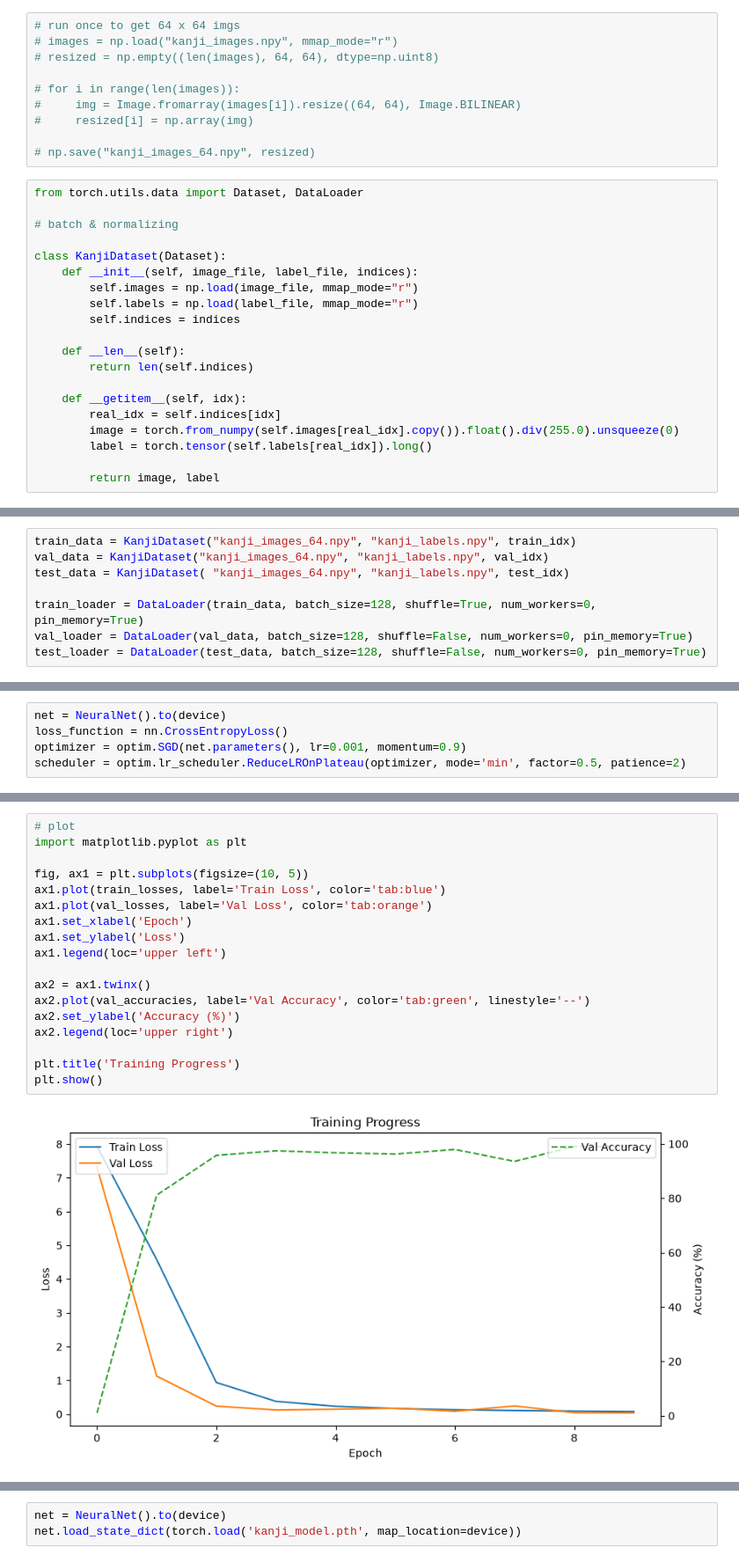
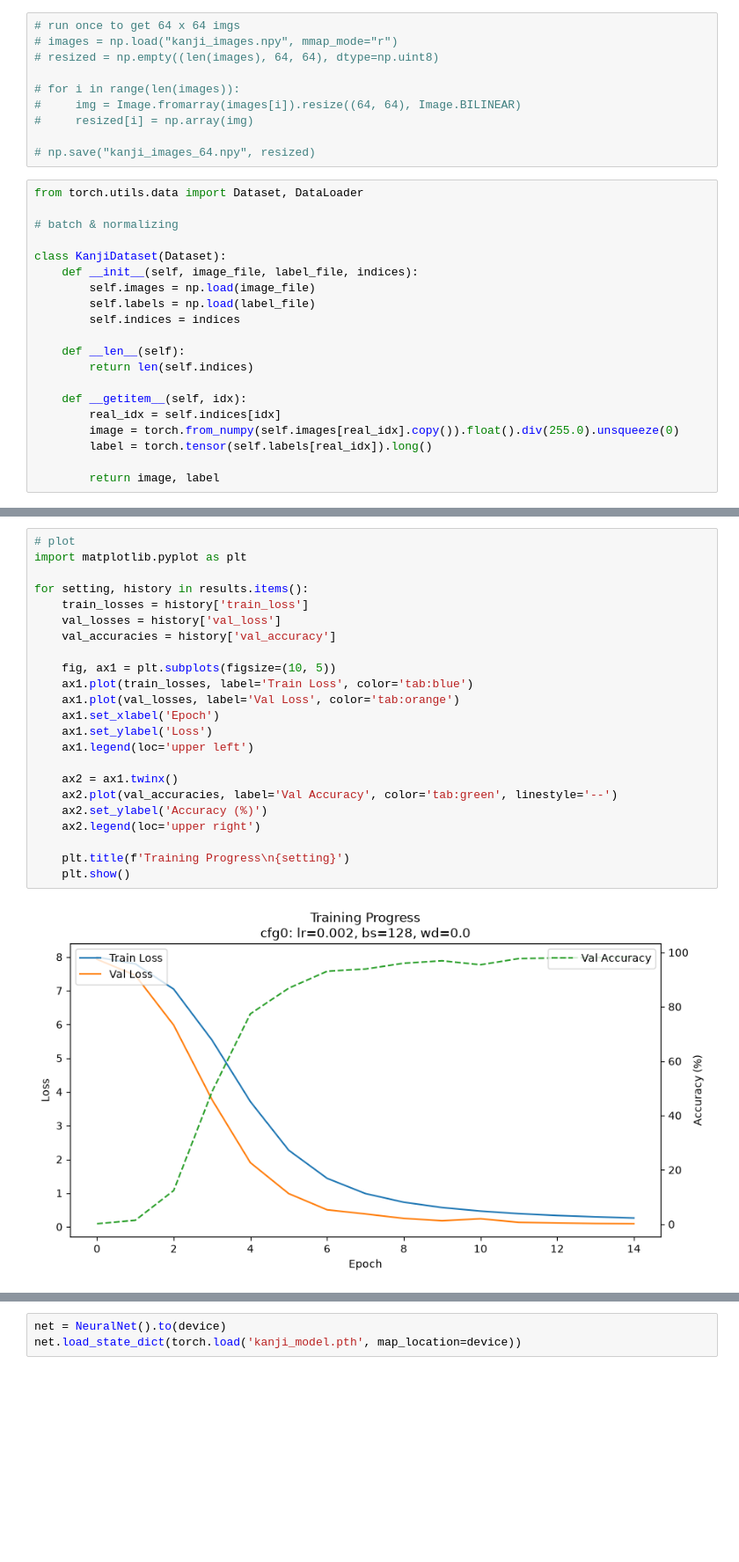
Before and after one commit to kiyatto/kanji-reader, a Jupyter notebook: script.ipynb, the cells around one changed output, grey strips where cells are left out. Shown at 88% size. Cells and saved outputs as stored; diff of their text form; blank space fills up the shorter version.

Commit message:
tuning batch size + learning rate

```diff
--- a/script.ipynb
+++ b/script.ipynb
@@ -30,8 +30,8 @@ from torch.utils.data import Dataset, DataLoader
 
 class KanjiDataset(Dataset):
     def __init__(self, image_file, label_file, indices):
-        self.images = np.load(image_file, mmap_mode="r")
-        self.labels = np.load(label_file, mmap_mode="r")
+        self.images = np.load(image_file)
+        self.labels = np.load(label_file)
         self.indices = indices
 
     def __len__(self):
@@ -56,9 +60 @@ val_idx, test_idx = train_test_split(temp_idx, test_size=0.5, stratify=y[temp_id
-# %%
-train_data = KanjiDataset("kanji_images_64.npy", "kanji_labels.npy", train_idx)
-val_data = KanjiDataset("kanji_images_64.npy", "kanji_labels.npy", val_idx)
-test_data = KanjiDataset( "kanji_images_64.npy", "kanji_labels.npy", test_idx)
-
-train_loader = DataLoader(train_data, batch_size=128, shuffle=True, num_workers=0, pin_memory=True)
-val_loader = DataLoader(val_data, batch_size=128, shuffle=False, num_workers=0, pin_memory=True)
-test_loader = DataLoader(test_data, batch_size=128, shuffle=False, num_workers=0, pin_memory=True)
 # %%
@@ -108,8 +102,3 @@ class NeuralNet(nn.Module):
     def forward(self, x):
         x = self.features(x)
         return self.classifier(x)
-# %%
-net = NeuralNet().to(device)
-loss_function = nn.CrossEntropyLoss()
-optimizer = optim.SGD(net.parameters(), lr=0.001, momentum=0.9)
-scheduler = optim.lr_scheduler.ReduceLROnPlateau(optimizer, mode='min', factor=0.5, patience=2)
@@ -183,20 +224,25 @@ Val Loss: 0.0372, Val Accuracy: 99.12%
 # %%
 # plot
 import matplotlib.pyplot as plt
 
-fig, ax1 = plt.subplots(figsize=(10, 5))
-ax1.plot(train_losses, label='Train Loss', color='tab:blue')
-ax1.plot(val_losses, label='Val Loss', color='tab:orange')
-ax1.set_xlabel('Epoch')
-ax1.set_ylabel('Loss')
-ax1.legend(loc='upper left')
+for setting, history in results.items():
+    train_losses = history['train_loss']
+    val_losses = history['val_loss']
+    val_accuracies = history['val_accuracy']
 
-ax2 = ax1.twinx()
-ax2.plot(val_accuracies, label='Val Accuracy', color='tab:green', linestyle='--')
-ax2.set_ylabel('Accuracy (%)')
-ax2.legend(loc='upper right')
+    fig, ax1 = plt.subplots(figsize=(10, 5))
+    ax1.plot(train_losses, label='Train Loss', color='tab:blue')
+    ax1.plot(val_losses, label='Val Loss', color='tab:orange')
+    ax1.set_xlabel('Epoch')
+    ax1.set_ylabel('Loss')
+    ax1.legend(loc='upper left')
 
-plt.title('Training Progress')
-plt.show()
+    ax2 = ax1.twinx()
+    ax2.plot(val_accuracies, label='Val Accuracy', color='tab:green', linestyle='--')
+    ax2.set_ylabel('Accuracy (%)')
+    ax2.legend(loc='upper right')
+
+    plt.title(f'Training Progress\n{setting}')
+    plt.show()
 # %% [output]
-[figure, old version]
+[figure, new version]
```
Also changed, not shown: parts of 9 cells of this notebook.
